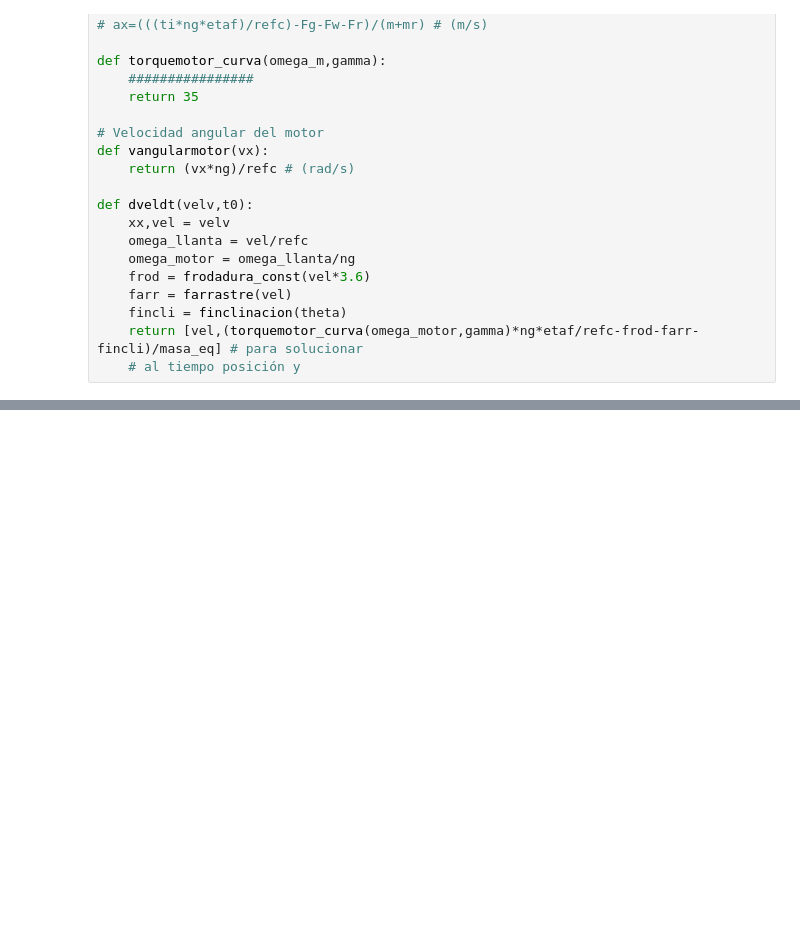
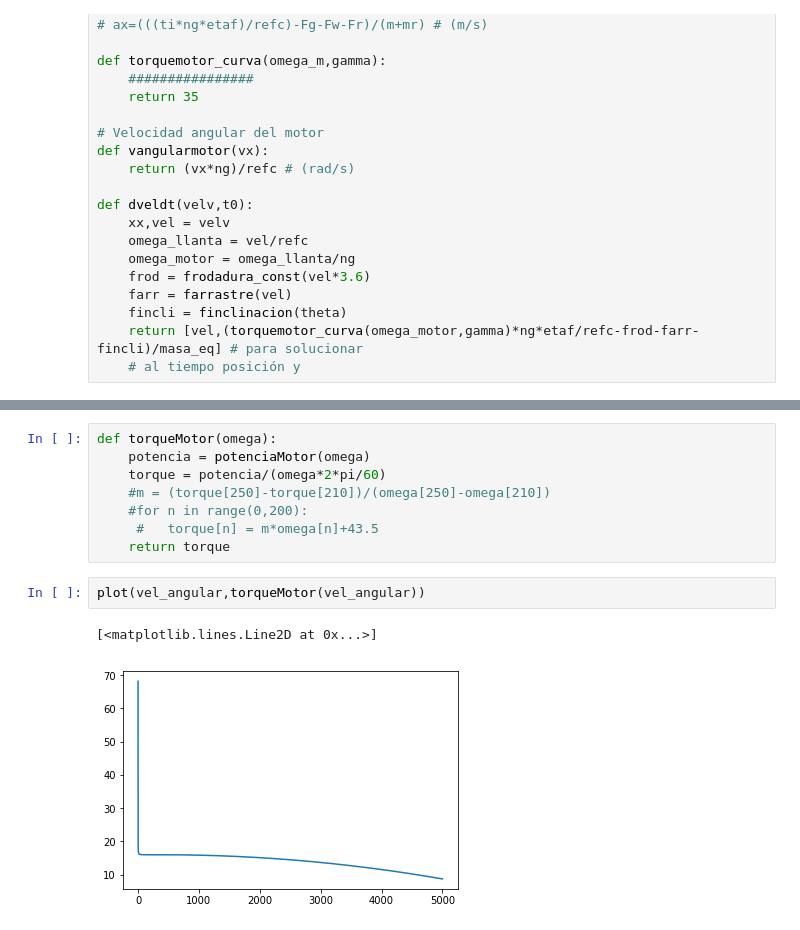
Before and after one commit to kagonzalez10/Herramientas-Computacionales-IMEC3602, a Jupyter notebook: Kart.ipynb, the cells around one changed output, grey strips where cells are left out. Saved outputs shown, nothing was run; the diff lists cells and outputs as text; blank space fills up the shorter version.

```diff
--- a/Kart.ipynb
+++ b/Kart.ipynb
@@ -140,0 +151,13 @@ omega = linspace(0,5000)
+# %%
+def torqueMotor(omega):
+    potencia = potenciaMotor(omega)
+    torque = potencia/(omega*2*pi/60)
+    #m = (torque[250]-torque[210])/(omega[250]-omega[210])
+    #for n in range(0,200):
+     #   torque[n] = m*omega[n]+43.5
+    return torque
+# %%
+plot(vel_angular,torqueMotor(vel_angular))
+# %% [output]
+[<matplotlib.lines.Line2D at 0x...>]
+[figure, added]
```
Also changed, not shown: parts of 7 cells of this notebook.
